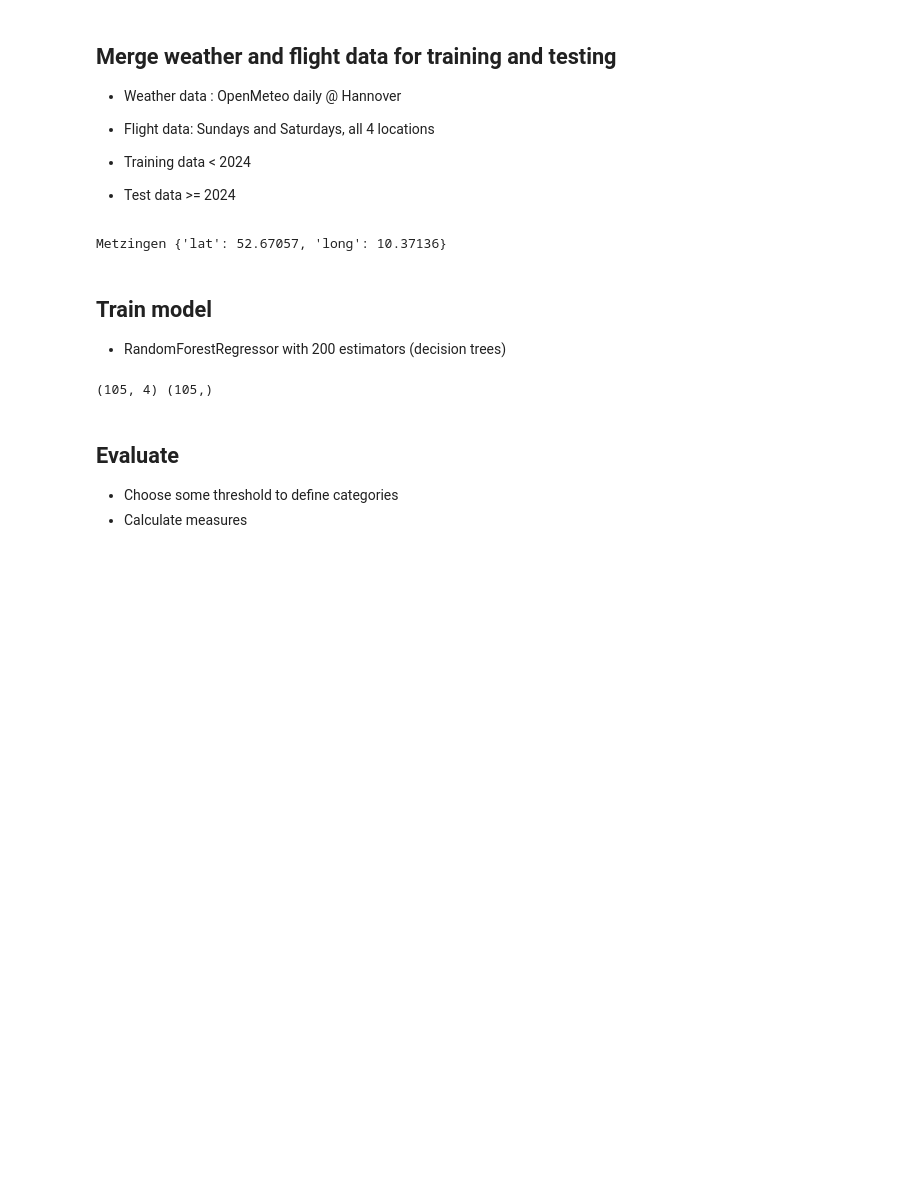
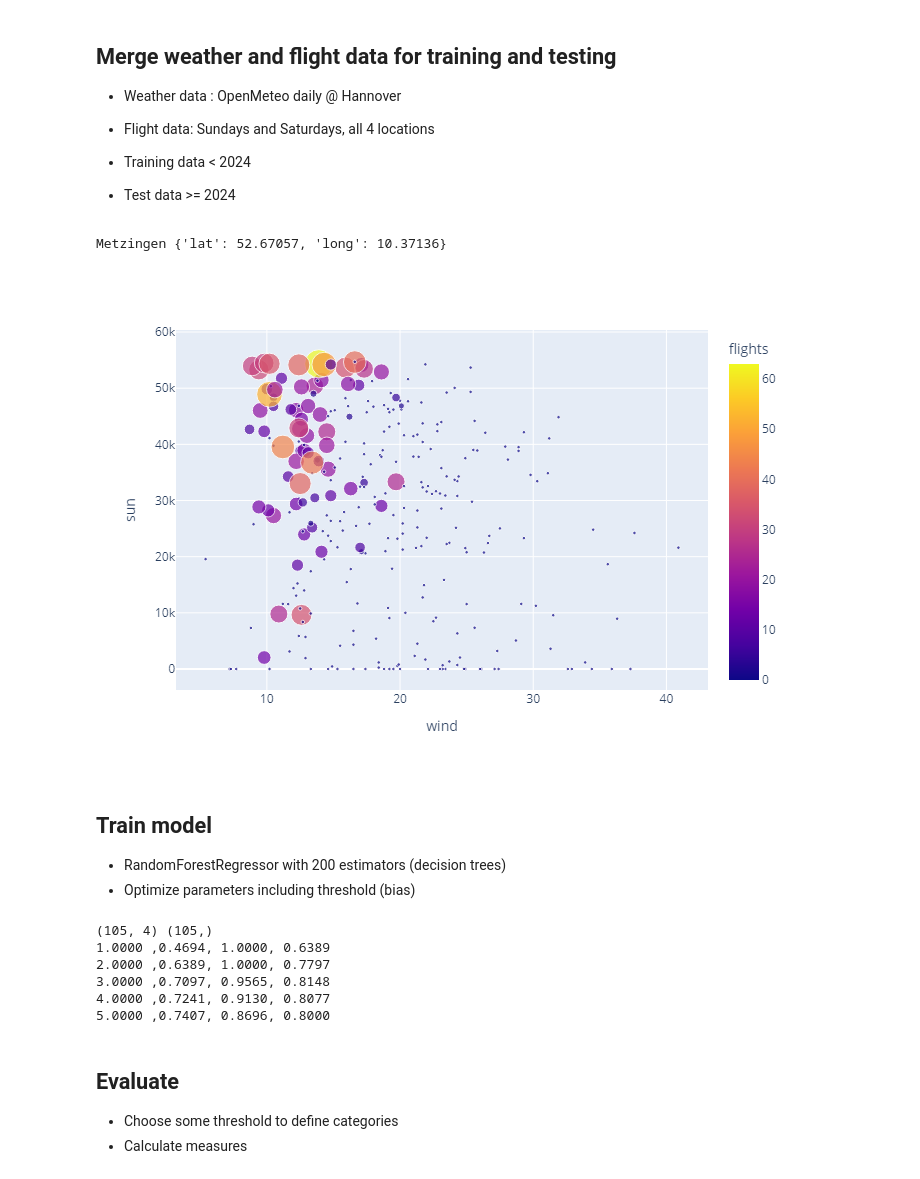
Before and after one commit to rappakos/flugbetrieb-metzingen, a Jupyter notebook: wetter/predictions.ipynb, the cells around one changed output. Cells and saved outputs as stored; diff of their text form; code cells hidden in the pictures; blank space fills up the shorter version.

Commit message:
flugbetrieb - optimize model

```diff
--- a/wetter/predictions.ipynb
+++ b/wetter/predictions.ipynb
@@ -114,30 +126,43 @@ import numpy as np
 from datetime import datetime
 print(loc, locations[loc])
 df['Weekday'] = df.apply(lambda row:datetime.strftime(datetime.strptime(row['time'],'%Y-%m-%d'),'%a'), axis=1)
-df['alignment'] =  df.apply(lambda row: np.cos(row['wind_direction_10m_dominant']*np.pi/180.)**2,axis=1)
+#df['alignment'] =  df.apply(lambda row: np.cos(row['wind_direction_10m_dominant']*np.pi/180.)**2,axis=1)
 df = df[df['Weekday'].isin(['Sat','Sun'])]
 #print(df.head())
 
 dhv_aggr = df_results[df_results['FlightDate'] >= '2022-01-01'].groupby('FlightDate')['Duration'].count().reset_index()
-dhv_aggr['Weekday'] = dhv_aggr.apply(lambda row:  datetime.strftime(datetime.strptime(row['FlightDate'],'%Y-%m-%d'),'%a'), axis=1)
+#dhv_aggr['Weekday'] = dhv_aggr.apply(lambda row:  datetime.strftime(datetime.strptime(row['FlightDate'],'%Y-%m-%d'),'%a'), axis=1)
 dhv_aggr.rename(columns={'FlightDate':'time'},inplace=True)
 #dhv_aggr.head()
 
 dfm = df.merge(dhv_aggr, on='time', how='left')
-dfm.rename(columns={'sunshine_duration':'sun','rain_sum':'rain','wind_speed_10m_max':'wind','wind_gusts_10m_max':'gust','wind_direction_10m_dominant':'dir','Duration':'flights'},inplace=True)
-dfm = dfm.drop(['Weekday_y'] ,axis=1).fillna(0)
+dfm.rename(columns={
+    'sunshine_duration':'sun',
+    'rain_sum':'rain',
+    'wind_speed_10m_max':'wind',
+    'wind_gusts_10m_max':'gust',
+    'wind_direction_10m_dominant':'dir',
+    'temperature_2m_mean': 'temp',
+    'precipitation_hours': 'rain_dur',
+    'Duration':'flights'
+    },inplace=True)
+dfm = dfm.drop(['Weekday'] ,axis=1).fillna(0)
 # %% [output]
 Metzingen {'lat': 52.67057, 'long': 10.37136}
 # %%
 import plotly.express as px
 dfm['size']= dfm.apply(lambda row: row['flights']+1, axis=1)
 fig = px.scatter(dfm, x='wind', y='sun', hover_data=['gust','rain','dir','sun','time'], size='size', color='flights')
 
-fig.show('svg')
+dfm.drop(columns=['size'],inplace=True)
+fig.show('png')
+# %% [output]
+[figure, added]
 # %% [markdown]
 ## Train model
 
 * RandomForestRegressor with 200 estimators (decision trees)
+* Optimize parameters including threshold (bias)
 # %%
 
 from sklearn.ensemble import RandomForestRegressor
@@ -151,16 +176,32 @@ train_filter = (dfm['time'] < '2024-01-01') & (dfm['time'] >= '2023-01-01')
 xtrain = dfm[train_filter][features].to_numpy()
 ytrain = dfm[train_filter]['flights'].to_numpy()
 
+
 print(np.shape(xtrain),np.shape(ytrain))
 
-# TODO include threshold value to be optimized
-regr = RandomForestRegressor(random_state=0,n_estimators=200,max_depth=3,max_features=0.5)
+regr = RandomForestRegressor(random_state=0,n_estimators=50,max_depth=4,max_features=0.95,criterion='squared_error')
 regr.fit(xtrain,ytrain)
 
+ypred = regr.predict(xtrain)
+for thr in [1.,2.,3.,4.,5.]:
+    tp = len([1 for j in range(len(ytrain)) if ytrain[j] > 0 and ypred[j] >= thr])
+    fp = len([1 for j in range(len(ytrain)) if ytrain[j] == 0 and ypred[j] >= thr])
+    fn = len([1 for j in range(len(ytrain)) if ytrain[j] > 0 and ypred[j] < thr])
+    prec, rec = tp/(tp+fp) , tp/(tp+fn)
+    f1score = 2.0*prec*rec/(prec+rec)
+    print(f'{thr:.4f} ,{prec:.4f}, {rec:.4f}, {f1score:.4f}')
 
+
+
+#
 dfm['predict'] = dfm[test_filter | train_filter].apply(lambda row: regr.predict([row[features].to_numpy()])[0], axis=1)
 # %% [output]
 (105, 4) (105,)
+1.0000 ,0.4694, 1.0000, 0.6389
+2.0000 ,0.6389, 1.0000, 0.7797
+3.0000 ,0.7097, 0.9565, 0.8148
+4.0000 ,0.7241, 0.9130, 0.8077
+5.0000 ,0.7407, 0.8696, 0.8000
 # %% [markdown]
 ## Evaluate
 
```
Also changed, not shown: parts of 3 cells of this notebook.
